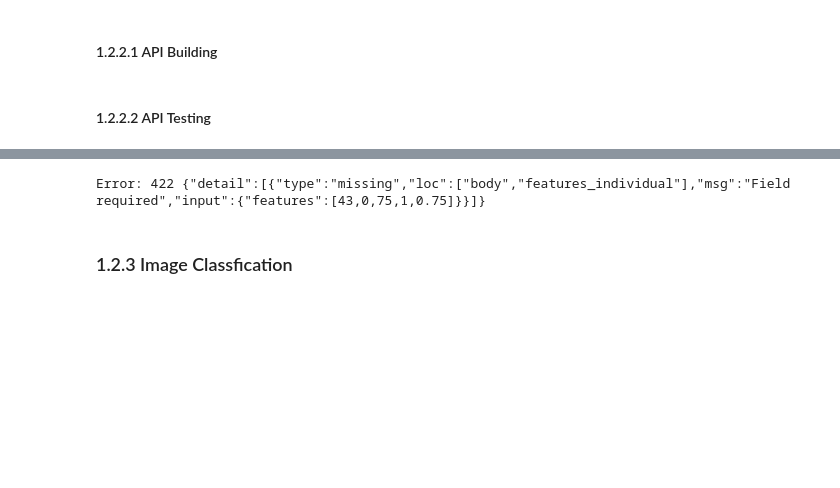
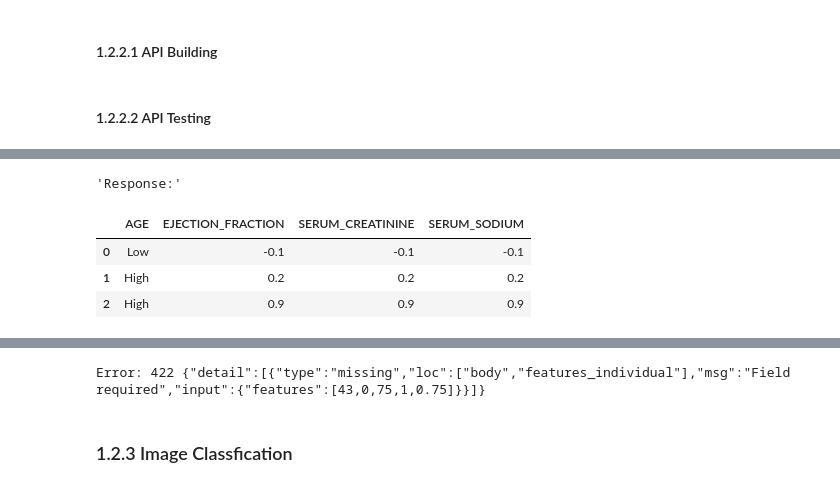
Before and after one commit to JohnPaulinePineda/Portfolio_Project_58, a Jupyter notebook: codes/ExploringModularApplicationProgrammingInterfaceFrameworksForServingModelPredictions.ipynb, the cells around one changed output, grey strips where cells are left out. Drawn from its saved outputs; the diff is of its cells as text; code cells hidden in the pictures; blank space fills up the shorter version.

```diff
--- a/codes/ExploringModularApplicationProgrammingInterfaceFrameworksForServingModelPredictions.ipynb
+++ b/codes/ExploringModularApplicationProgrammingInterfaceFrameworksForServingModelPredictions.ipynb
@@ -194,3 +209,15 @@ train_list = {
             [70, 1,	20,	1, 0.75, 100]
         ]
     }
+# %%
+##################################
+# Defining the input values for a batch of cases for binning request
+##################################
+bin_request = {
+        "X_original_list": [
+            {"AGE": -0.10, "EJECTION_FRACTION": -0.10, "SERUM_CREATININE ": -0.10, "SERUM_SODIUM": -0.10},
+            {"AGE": 0.20, "EJECTION_FRACTION": 0.20, "SERUM_CREATININE ": 0.20, "SERUM_SODIUM": 0.20},
+            {"AGE": 0.90, "EJECTION_FRACTION": 0.90, "SERUM_CREATININE ": 0.90, "SERUM_SODIUM": 0.90}
+        ],
+        "numeric_feature": "AGE"
+    }
@@ -237,0 +330,17 @@ Response: {'survival_profiles': [[0.9973812917524568, 0.9920416812438736, 0.9893
+# %%
+##################################
+# Sending a POST endpoint request for
+# creating dichotomous bins for the numeric features
+# of a list of train cases
+##################################
+response = requests.post(f"{SP_BASE_URL}/bin-numeric-model-feature/", json=bin_request)
+if response.status_code == 200:
+    display("Response:", pd.DataFrame(response.json()))
+else:
+    print("Error:", response.status_code, response.text)
+# %% [output]
+'Response:'
+|  | AGE | EJECTION_FRACTION | SERUM_CREATININE | SERUM_SODIUM |
+| 0 | Low | -0.1 | -0.1 | -0.1 |
+| 1 | High | 0.2 | 0.2 | 0.2 |
+| 2 | High | 0.9 | 0.9 | 0.9 |
```
Also changed, not shown: parts of 13 cells of this notebook, 10 other files.
